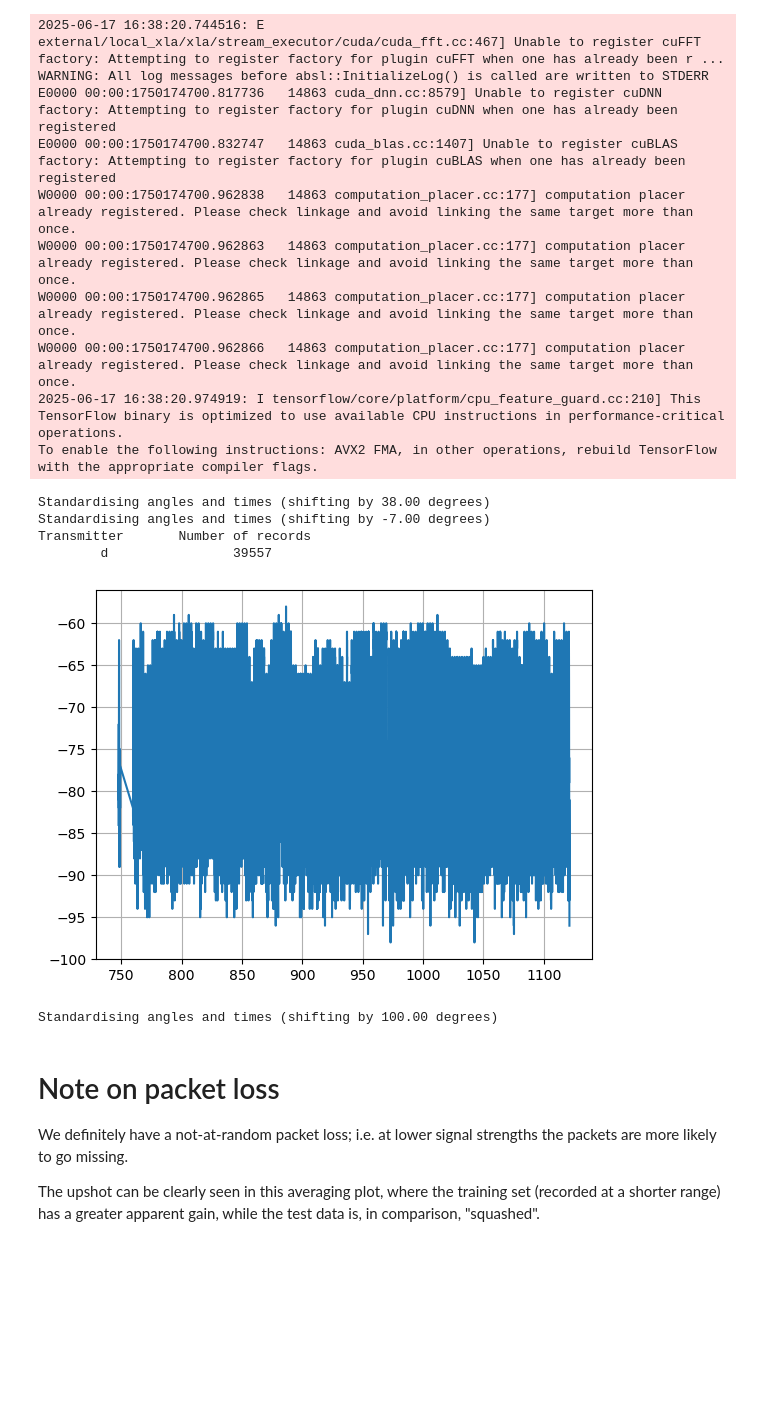
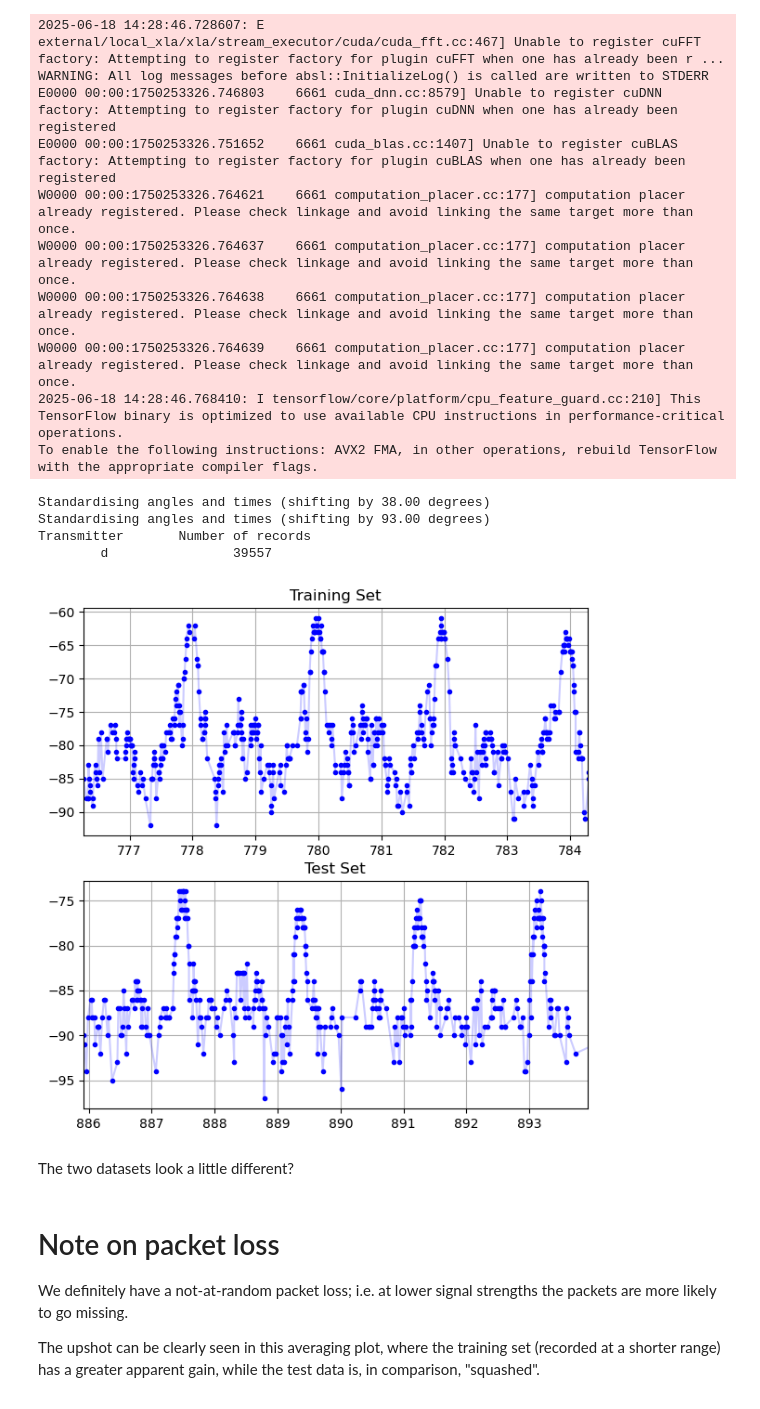
Before and after one commit to SheffieldMLtracking/BLEanalysis, a Jupyter notebook: jupyter/Angle Inference.ipynb, the cells around one changed output. Drawn from its saved outputs; the diff is of its cells as text; code cells hidden in the pictures; blank space fills up the shorter version.

```diff
--- a/jupyter/Angle Inference.ipynb
+++ b/jupyter/Angle Inference.ipynb
@@ -8,36 +8,42 @@ from BLEanalysis.angleinference import AnglesUsePatternMeans as Angles, getSampl
 
 #We'll use this dataset as 'training' data (to provide the pattern):
 sigs = Signals("noamploc2long.log",'d',angleOffset = 38)
-sigs_test = Signals("/home/mike/Documents/Research/bluetooth_experiments/March 26 2025 Field Trial/Range Trials/2.log",'c',angleOffset=-7)
+#We'll use this dataset for testing
+testsigs = Signals("/home/mike/Documents/Research/bluetooth_experiments/March 26 2025 Field Trial/Range Trials/2.log",'c',angleOffset=93)
+#I think it looks like there's a -7 degree offset between this and the data in sigs
+#testsigs = Signals("/home/mike/Documents/Research/bluetooth_experiments/March 26 2025 Field Trial/Range Trials/2.log",'c',angleOffset=-7)
 angles = Angles(sigs,noisevar=10**2)
-angles_testset = Angles(sigs_test,noisevar=10**2)
+angles_testset = Angles(testsigs,noisevar=10**2)
 sigs.summarise()
 # %% [output]
-2025-06-17 16:38:20.744516: E external/local_xla/xla/stream_executor/cuda/cuda_fft.cc:467] Unable to register cuFFT factory: Attempting to register factory for plugin cuFFT when one has already been r ...
+2025-06-18 14:28:46.728607: E external/local_xla/xla/stream_executor/cuda/cuda_fft.cc:467] Unable to register cuFFT factory: Attempting to register factory for plugin cuFFT when one has already been r ...
 WARNING: All log messages before absl::InitializeLog() is called are written to STDERR
-E0000 00:00:1750174700.817736   14863 cuda_dnn.cc:8579] Unable to register cuDNN factory: Attempting to register factory for plugin cuDNN when one has already been registered
-E0000 00:00:1750174700.832747   14863 cuda_blas.cc:1407] Unable to register cuBLAS factory: Attempting to register factory for plugin cuBLAS when one has already been registered
-W0000 00:00:1750174700.962838   14863 computation_placer.cc:177] computation placer already registered. Please check linkage and avoid linking the same target more than once.
-W0000 00:00:1750174700.962863   14863 computation_placer.cc:177] computation placer already registered. Please check linkage and avoid linking the same target more than once.
-W0000 00:00:1750174700.962865   14863 computation_placer.cc:177] computation placer already registered. Please check linkage and avoid linking the same target more than once.
-W0000 00:00:1750174700.962866   14863 computation_placer.cc:177] computation placer already registered. Please check linkage and avoid linking the same target more than once.
-2025-06-17 16:38:20.974919: I tensorflow/core/platform/cpu_feature_guard.cc:210] This TensorFlow binary is optimized to use available CPU instructions in performance-critical operations.
+E0000 00:00:1750253326.746803    6661 cuda_dnn.cc:8579] Unable to register cuDNN factory: Attempting to register factory for plugin cuDNN when one has already been registered
+E0000 00:00:1750253326.751652    6661 cuda_blas.cc:1407] Unable to register cuBLAS factory: Attempting to register factory for plugin cuBLAS when one has already been registered
+W0000 00:00:1750253326.764621    6661 computation_placer.cc:177] computation placer already registered. Please check linkage and avoid linking the same target more than once.
+W0000 00:00:1750253326.764637    6661 computation_placer.cc:177] computation placer already registered. Please check linkage and avoid linking the same target more than once.
+W0000 00:00:1750253326.764638    6661 computation_placer.cc:177] computation placer already registered. Please check linkage and avoid linking the same target more than once.
+W0000 00:00:1750253326.764639    6661 computation_placer.cc:177] computation placer already registered. Please check linkage and avoid linking the same target more than once.
+2025-06-18 14:28:46.768410: I tensorflow/core/platform/cpu_feature_guard.cc:210] This TensorFlow binary is optimized to use available CPU instructions in performance-critical operations.
 To enable the following instructions: AVX2 FMA, in other operations, rebuild TensorFlow with the appropriate compiler flags.
 Standardising angles and times (shifting by 38.00 degrees)
-Standardising angles and times (shifting by -7.00 degrees)
+Standardising angles and times (shifting by 93.00 degrees)
 Transmitter       Number of records
         d                39557
 # %%
-plt.plot(sigs.data[:20000,3]/1000,sigs.data[:20000,0])
-plt.grid()
+plt.figure(figsize=[7,7])
+for i,(dataset,title) in enumerate(zip([sigs.data,testsigs.data],['Training Set','Test Set'])):
+    plt.subplot(2,1,i+1)
+    samp = dataset[1000:1500,:]
+    plt.plot(samp[:,3]/1000,samp[:,0],'.b')
+    plt.plot(samp[:,3]/1000,samp[:,0],'b-',alpha=0.2)
+    plt.xlim([min(samp[:,3]/1000),min(samp[:,3]/1000)+8])
+    plt.grid()
+    plt.title(title)
 # %% [output]
-[figure, old version]
+[figure, new version]
-# %%
-#We'll use this dataset for testing
-testsigs = Signals("/home/mike/Documents/Research/bluetooth_experiments/March 26 2025 Field Trial/Range Trials/2.log",'c',angleOffset=100)
-#I think it looks like there's a -7 degree offset between this and the data in sigs
-# %% [output]
-Standardising angles and times (shifting by 100.00 degrees)
+# %% [markdown]
+The two datasets look a little different?
 # %% [markdown]
 # Note on packet loss
 
```
Also changed, not shown: parts of 7 cells of this notebook, 7 other files.
